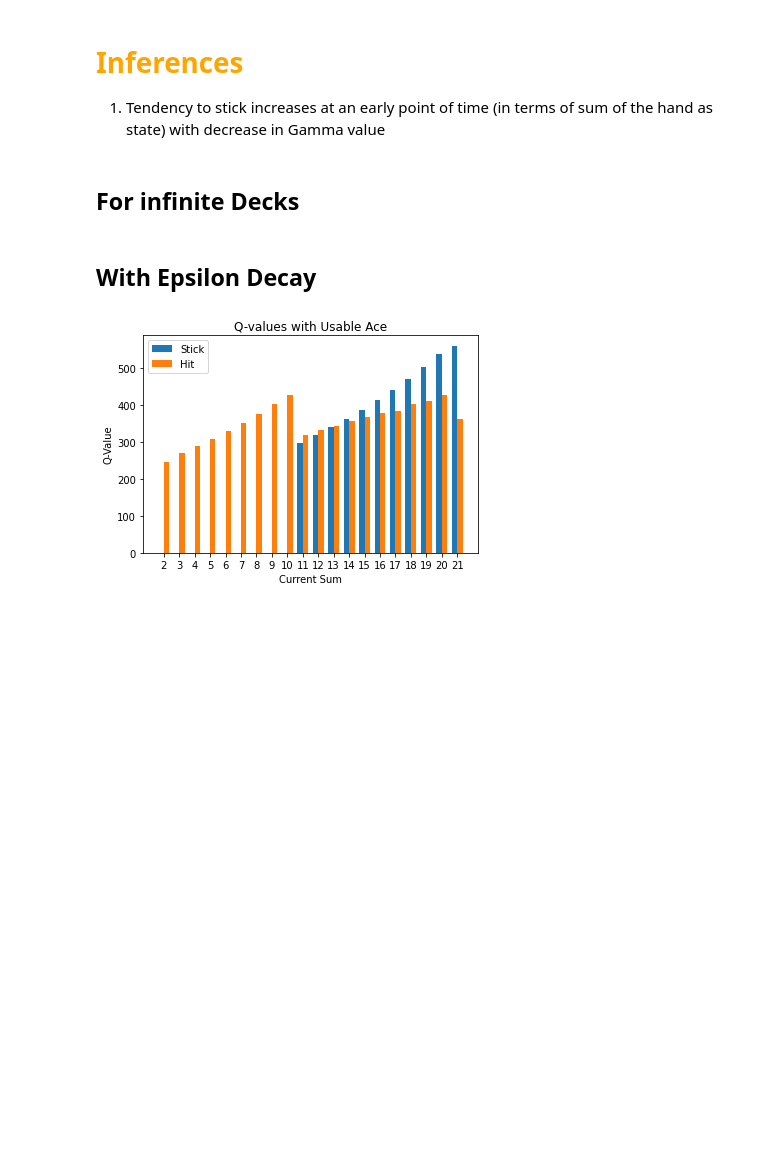
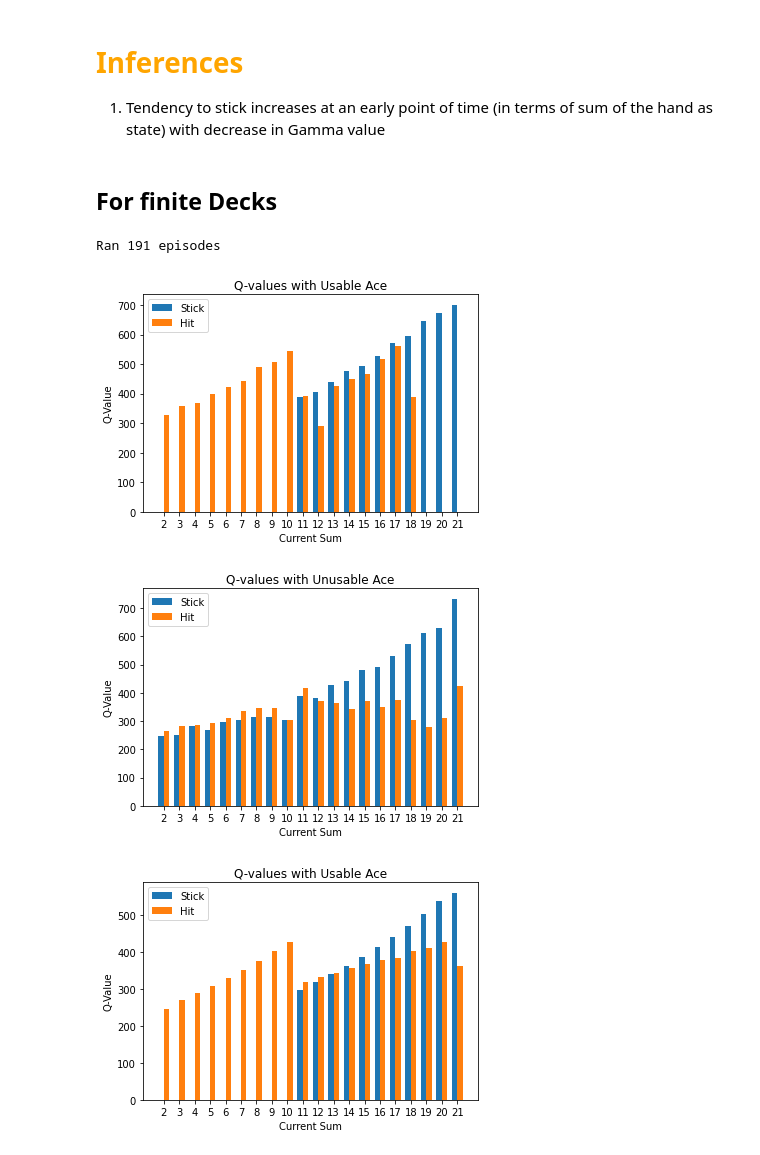
Before and after one commit to artemi8/RL-black-jack, a Jupyter notebook: Black-Jack-Monte-Carlo-ES-FiniteDeck.ipynb, the cells around one changed output. Drawn from its saved outputs; the diff is of its cells as text; code cells hidden in the pictures; blank space fills up the shorter version.

```diff
--- a/Black-Jack-Monte-Carlo-ES-FiniteDeck.ipynb
+++ b/Black-Jack-Monte-Carlo-ES-FiniteDeck.ipynb
@@ -58,6 +60,7 @@ class MonteCarloES:
         if epsilon_decay:
             self.epsilon_decay_param['max_epsilon'] = self.init_config['epsilon']
         self.initialize_Q()
+        self.oldQ = None
 
     def epsilon_greedy_policy(self, state):
 
@@ -115,10 +118,23 @@ class MonteCarloES:
                 # print(self.Q.shape)
                 # print([int(hand_sum),usable_ace, action,1])
                 # print()
+                self.oldQ = np.copy(self.Q)
                 self.Q[int(hand_sum)][usable_ace][action][1] += 1
                 self.Q[int(hand_sum)][usable_ace][action][0] = self._moving_average_returns(int(hand_sum), usable_ace, action, G)
+
+
+
+def has_converged(previous_Q, current_Q, threshold=0.001):
+
+    previous_Q_temp = previous_Q[:,:,:,0].ravel()
+    current_Q_temp = current_Q[:,:,:,0].ravel()
+    # print(f' is check : {previous_Q_temp is current_Q_temp}')
+
+    delta = np.abs(current_Q_temp - previous_Q_temp)  #np.abs(
+    # print(current_Q - previous_Q)
+    return np.sum(delta) < threshold
 # %% [markdown]
-## For infinite Decks
+## For finite Decks
 # %%
 env = BlackJackStylised(num_decks=3)
 # %%
@@ -138,9 +154,11 @@ sum_offset = 2
 
 # DEBUG variables
 break_bool = False
-
+converge_flag = False
 # episodes = []
-for i in tqdm(list(range(total_episodes))):
+# for i in tqdm(list(range(total_episodes))):
+counter = 0
+while not converge_flag:
     episode = []
     episode_break_flag = True
     cards, curr_sum, usable_ace, hand_complete = env.reset_init(hard=True)
@@ -155,7 +173,8 @@ for i in tqdm(list(range(total_episodes))):
 
             if new_sum > 21 or hand_complete == True:
 
-                reward = quadratic_scorer(curr_sum)
+                reward = quadratic_scorer(new_sum)
+
                 episode.append([curr_sum, int(usable_ace), action, reward])
                 curr_sum = new_sum
 
@@ -177,12 +196,21 @@ for i in tqdm(list(range(total_episodes))):
             curr_sum = new_sum - sum_offset
 
 
+    agent_v1.policy_evaluation(episode)
+    converge_flag = has_converged(agent_v1.oldQ, agent_v1.Q, threshold=0.001)
+    counter +=1
 
-    agent_v1.policy_evaluation(episode)
     agent_v1.epsilon_decay(i)
-    # episodes.append(episode)
+
+print(f'Ran {counter} episodes')
+# %% [output]
+Ran 191 episodes
-# %% [markdown]
-## With Epsilon Decay
+# %%
+plot_monte_carlo_q_values(agent_v1, usable_ace=True, deck_feature_representative=1)  # For usable ace
+plot_monte_carlo_q_values(agent_v1, usable_ace=False, deck_feature_representative=1) # For unusable ace
+# %% [output]
+[figure, added]
+[figure, added]
 # %%
 plot_monte_carlo_q_values(agent_v1, usable_ace=True, deck_feature_representative=1)  # For usable ace
 plot_monte_carlo_q_values(agent_v1, usable_ace=False, deck_feature_representative=1) # For unusable ace
```
Also changed, not shown: parts of 7 cells of this notebook, 4 other files.
